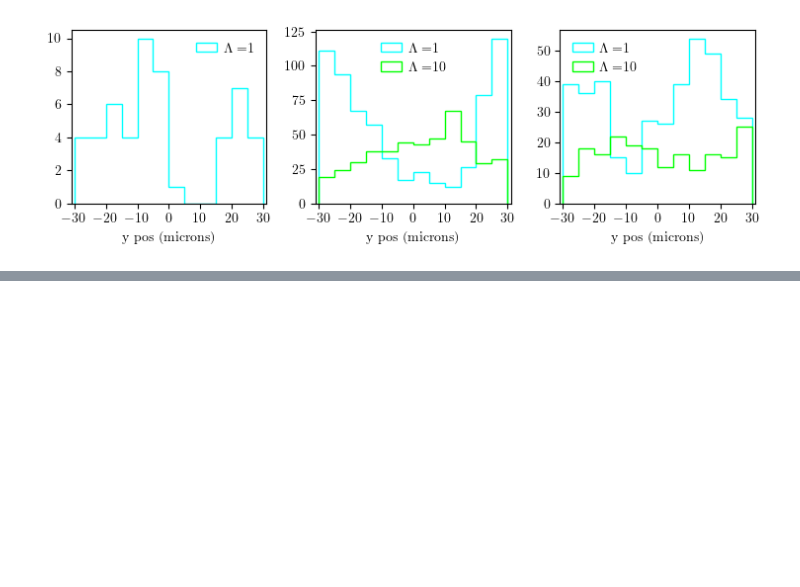
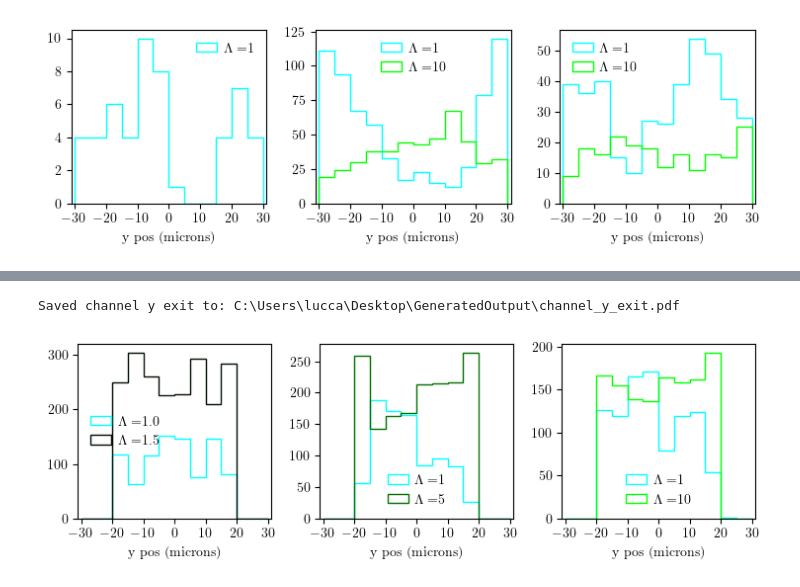
Before and after one commit to luccajohannleal-maker/Friction_Biofilms, a Jupyter notebook: Analysis/Channel_analysis.ipynb, the cells around one changed output, grey strips where cells are left out. Cells and saved outputs as stored; diff of their text form; code cells hidden in the pictures; blank space fills up the shorter version.

```diff
--- a/Analysis/Channel_analysis.ipynb
+++ b/Analysis/Channel_analysis.ipynb
@@ -81,0 +102,5 @@ Saved average fraction plot to: C:\Users\lucca\Desktop\GeneratedOutput\average_f
+# %%
+pch.plot_exit_y(microns40)
+# %% [output]
+Saved channel y exit to: C:\Users\lucca\Desktop\GeneratedOutput\channel_y_exit.pdf
+[figure, added]
```
Also changed, not shown: parts of 14 cells of this notebook, 7 other files.
